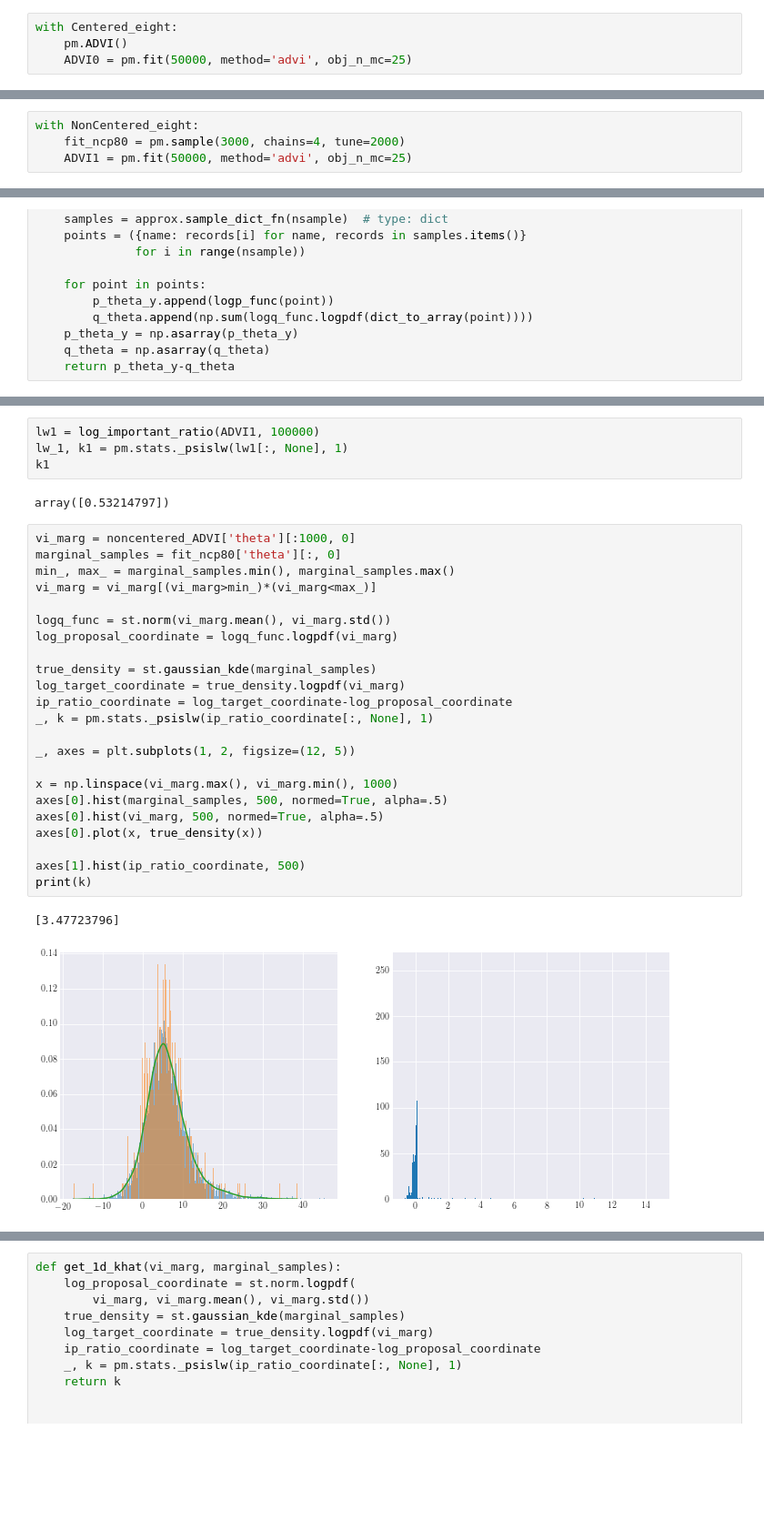
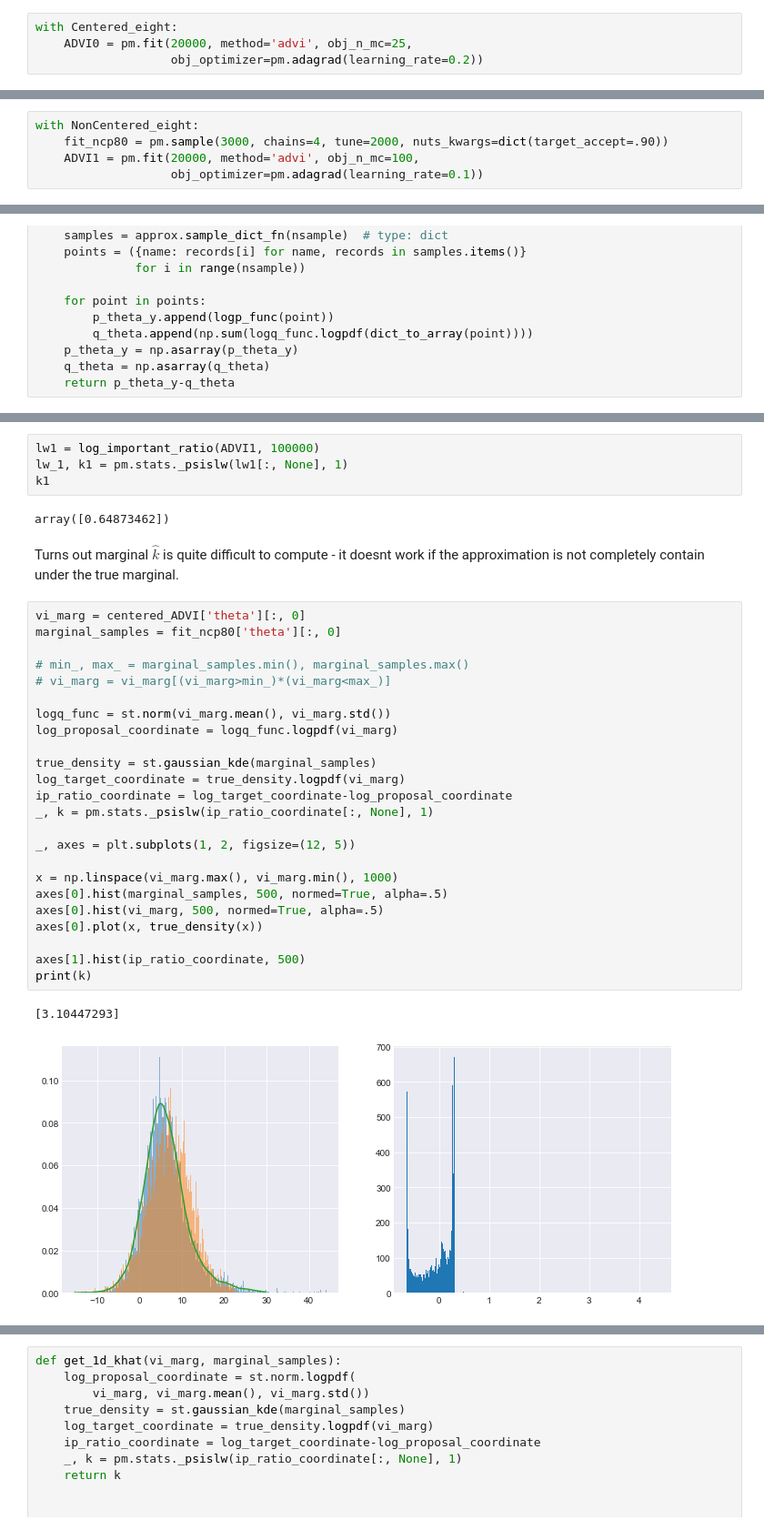
Before and after one commit to junpenglao/Planet_Sakaar_Data_Science, a Jupyter notebook: WIP/[WIP] Comparing VI approximation.ipynb, the cells around one changed output, grey strips where cells are left out. Shown at 91% size. Drawn from its saved outputs; the diff is of its cells as text; blank space fills up the shorter version.

```diff
--- a/WIP/[WIP] Comparing VI approximation.ipynb
+++ b/WIP/[WIP] Comparing VI approximation.ipynb
@@ -30,6 +30,6 @@ with pm.Model() as Centered_eight:
     obs = pm.Normal('obs', mu=theta, sd=sigma, observed=y)
 # %%
 with Centered_eight:
-    pm.ADVI()
-    ADVI0 = pm.fit(50000, method='advi', obj_n_mc=25)
+    ADVI0 = pm.fit(20000, method='advi', obj_n_mc=25,
+                   obj_optimizer=pm.adagrad(learning_rate=0.2))
 # %% [output]
@@ -47,8 +47,9 @@ with pm.Model() as NonCentered_eight:
     obs = pm.Normal('obs', mu=theta, sd=sigma, observed=y)
 # %%
 with NonCentered_eight:
-    fit_ncp80 = pm.sample(3000, chains=4, tune=2000)
-    ADVI1 = pm.fit(50000, method='advi', obj_n_mc=25)
+    fit_ncp80 = pm.sample(3000, chains=4, tune=2000, nuts_kwargs=dict(target_accept=.90))
+    ADVI1 = pm.fit(20000, method='advi', obj_n_mc=100,
+                   obj_optimizer=pm.adagrad(learning_rate=0.1))
 # %% [output]
 Auto-assigning NUTS sampler...
 Initializing NUTS using jitter+adapt_diag...
@@ -166,30 +163,33 @@ lw1 = log_important_ratio(ADVI1, 100000)
 lw_1, k1 = pm.stats._psislw(lw1[:, None], 1)
 k1
 # %% [output]
-array([0.53214797])
+array([0.64873462])
+# %% [markdown]
+Turns out marginal $\hat{k}$ is quite difficult to compute - it doesnt work if the approximation is not completely contain under the true marginal.
 # %%
-vi_marg = noncentered_ADVI['theta'][:1000, 0]
+vi_marg = centered_ADVI['theta'][:, 0]
 marginal_samples = fit_ncp80['theta'][:, 0]
-min_, max_ = marginal_samples.min(), marginal_samples.max()
-vi_marg = vi_marg[(vi_marg>min_)*(vi_marg<max_)]
+
+# min_, max_ = marginal_samples.min(), marginal_samples.max()
+# vi_marg = vi_marg[(vi_marg>min_)*(vi_marg<max_)]
 
 logq_func = st.norm(vi_marg.mean(), vi_marg.std())
 log_proposal_coordinate = logq_func.logpdf(vi_marg)
 
 true_density = st.gaussian_kde(marginal_samples)
 log_target_coordinate = true_density.logpdf(vi_marg)
 ip_ratio_coordinate = log_target_coordinate-log_proposal_coordinate
 _, k = pm.stats._psislw(ip_ratio_coordinate[:, None], 1)
 
 _, axes = plt.subplots(1, 2, figsize=(12, 5))
 
 x = np.linspace(vi_marg.max(), vi_marg.min(), 1000)
 axes[0].hist(marginal_samples, 500, normed=True, alpha=.5)
 axes[0].hist(vi_marg, 500, normed=True, alpha=.5)
 axes[0].plot(x, true_density(x))
 
 axes[1].hist(ip_ratio_coordinate, 500)
 print(k)
 # %% [output]
-[3.47723796]
+[3.10447293]
-[figure, old version]
+[figure, new version]
```
Also changed, not shown: parts of 14 cells of this notebook.
